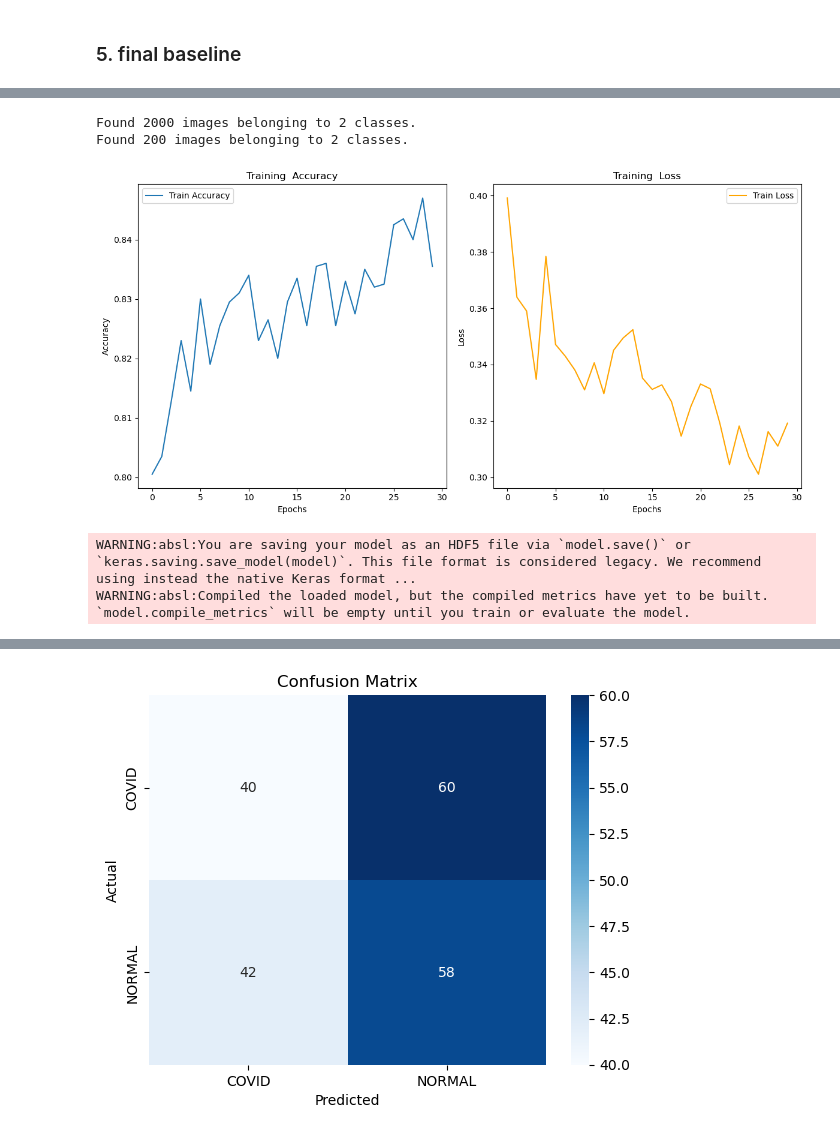
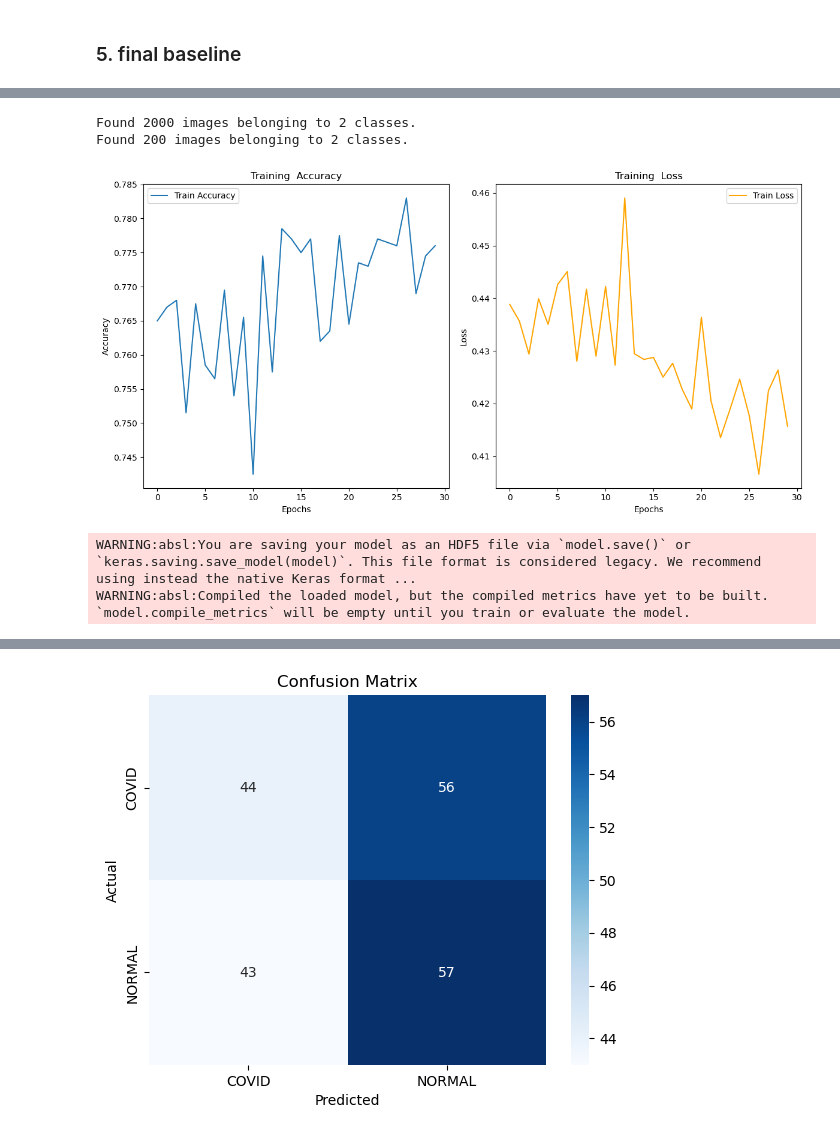
Before and after one commit to marcinjedrych/Project-AI, a Jupyter notebook: baseline.ipynb, the cells around one changed output, grey strips where cells are left out. Drawn from its saved outputs; the diff is of its cells as text; code cells hidden in the pictures.

```diff
--- a/baseline.ipynb
+++ b/baseline.ipynb
@@ -28,10 +28,7 @@ np.random.seed(123)
 tf.random.set_seed(123)
 
 # evaluation metrics
-METRICS = [
-    tf.keras.metrics.BinaryAccuracy(name='accuracy'),  # Accuracy metric
-    tf.keras.metrics.AUC(name='auc')  # Area Under Curve metric
-]
+METRICS = ["accuracy"]
 # %% [markdown]
 ### 2. Build initial model
 # %%
@@ -57,7 +54,7 @@ model.add(layers.Dropout(0.5))                                # Dropout layer
 model.add(layers.Dense(1, activation='sigmoid'))             # Binary classification
 
 # Compile model
-#model.compile(optimizer='adam',loss='binary_crossentropy', metrics=METRICS)
+model.compile(optimizer='adam',loss='binary_crossentropy', metrics=METRICS)
 
 
 model.summary()
@@ -98,15 +95,17 @@ total_val = val_data_gen.samples
 model.compile(
     optimizer=tf.keras.optimizers.Adam(learning_rate=0.001),
     loss='binary_crossentropy',
-    metrics=METRICS
+   metrics=METRICS
 )
 
 # Train the model
 history = model.fit(
     train_data_gen,
+    batch_size=batch_size,
+    steps_per_epoch=total_train // batch_size,
     epochs=epochs,
     validation_data=val_data_gen,
-    verbose=1
+    validation_steps=total_val // batch_size
 )
 # %% [output]
 Found 1600 images belonging to 2 classes.
@@ -292,10 +258,10 @@ Best optimizer: adam
 # %%
 full_data_gen = training_data_Pipeline(128, img_size, 'covid xray/train_val')
 
-learning_rate = 0.0001
+learning_rate = 0.001
 dropout_rate = 0.3
 filters = 32
-optimizer = 'adam'
+optimizer = 'sgd'
 
 final_model = models.Sequential()
 
@@ -322,7 +288,9 @@ history = model.fit(
     full_data_gen,
     batch_size=batch_size,
     steps_per_epoch=total_train // batch_size,
-    epochs=epochs
+    epochs=epochs,
+    validation_data=val_data_gen,
+    validation_steps=total_val // batch_size
 )
 # %% [output]
 Found 2000 images belonging to 2 classes.
@@ -377,7 +344,7 @@ final_model.save('covid_xray_model.h5')  # Save the model
 loaded_model = tf.keras.models.load_model('covid_xray_model.h5')  # Load the model
 
 test_data_gen = test_validation_data_Pipeline(batch_size, img_size, 'covid xray/train_val', test_dir)
-loss, auc, accuracy = loaded_model.evaluate(test_data_gen)
+loss, accuracy = loaded_model.evaluate(test_data_gen)
 
 y_true = test_data_gen.classes
 y_pred_probs = final_model.predict(test_data_gen)
@@ -394,7 +361,7 @@ plt.show()
 # %% [output]
 Found 2000 images belonging to 2 classes.
 Found 200 images belonging to 2 classes.
-[figure, old version]
+[figure, new version]
 WARNING:absl:You are saving your model as an HDF5 file via `model.save()` or `keras.saving.save_model(model)`. This file format is considered legacy. We recommend using instead the native Keras format ...
 WARNING:absl:Compiled the loaded model, but the compiled metrics have yet to be built. `model.compile_metrics` will be empty until you train or evaluate the model.
 Found 2000 images belonging to 2 classes.
@@ -406,2 +373,2 @@ Test Accuracy: 0.6399
-[figure, old version]
+[figure, new version]
 # %%
```
Also changed, not shown: parts of 9 cells of this notebook, 23 other files.
